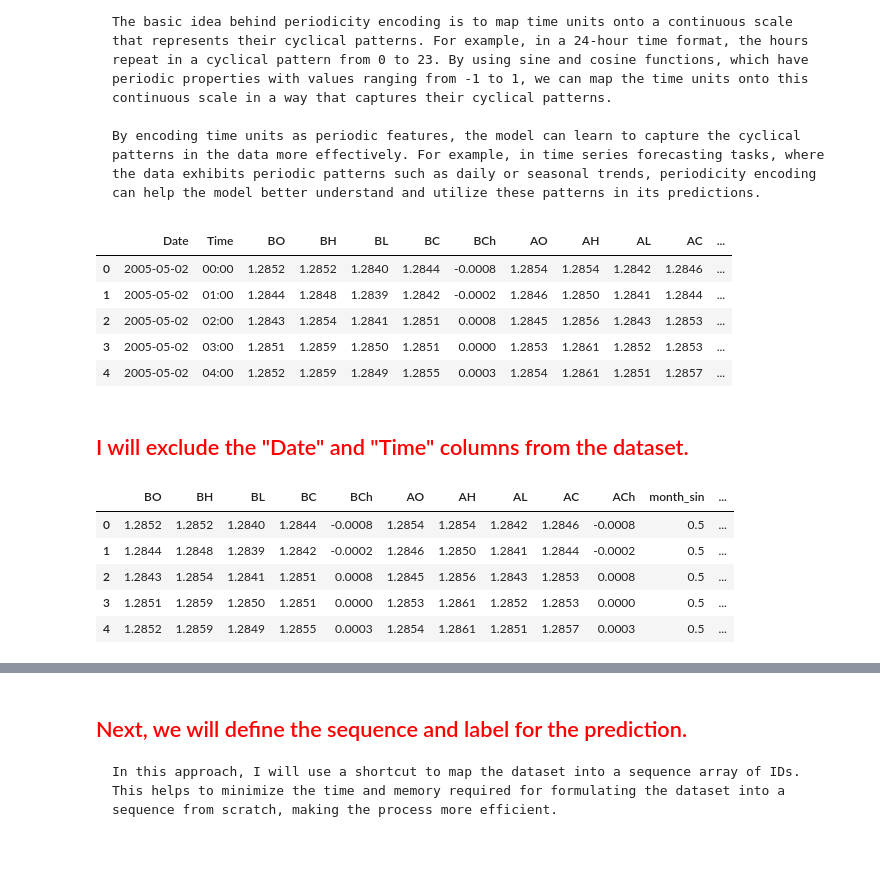
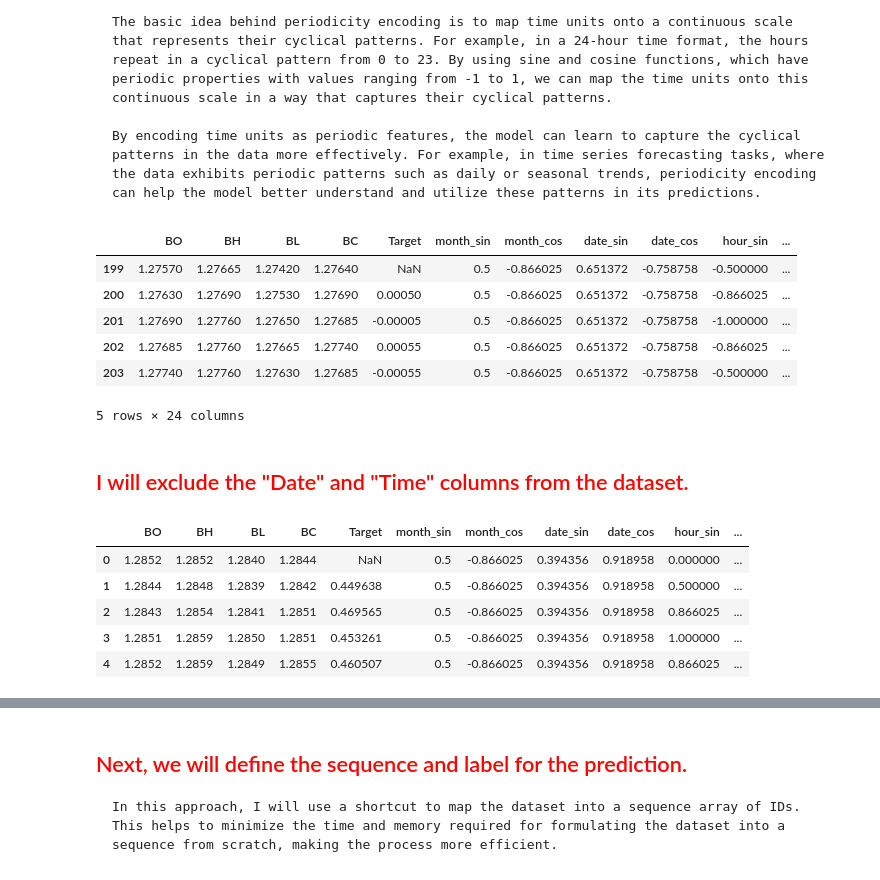
Before and after one commit to spoluan/Forex_market_prediction_EUR_USD, a Jupyter notebook: FOREX_EUR_USD_prediction.ipynb, the cells around one changed output, grey strips where cells are left out. Saved outputs shown, nothing was run; the diff lists cells and outputs as text; code cells hidden in the pictures.

Commit message:
time series forecasting

```diff
--- a/FOREX_EUR_USD_prediction.ipynb
+++ b/FOREX_EUR_USD_prediction.ipynb
@@ -82,0 +120,2 @@ datasets_hour.BO.plot()
+# %%
+datasets_hour = datasets_hour[["Date", "Time", "BO", "BH", "BL", "BC"]]
@@ -82,0 +133,2 @@ datasets_hour.BO.plot()
+# %%
+datasets_hour["Target"] = datasets_hour.BC.diff()
@@ -82,0 +147,5 @@ datasets_hour.BO.plot()
+# %%
+label_scale = MinMaxScaler()
+label_scale.fit(np.expand_dims(datasets_hour.Target, axis=1))
+datasets_hour["Target"] = label_scale.transform(np.expand_dims(datasets_hour.Target, axis=1))
+datasets_hour["Target"]
@@ -100,22 +182,23 @@ datasets_hour["hour_cos"] = datasets_hour.Time.apply(lambda x: np.cos(2 * np.pi
 # %%
 datasets_hour.head()
 # %% [output]
-|  | Date | Time | BO | BH | BL | BC | BCh | AO | AH | AL | AC | ... |
-| 0 | 2005-05-02 | 00:00 | 1.2852 | 1.2852 | 1.2840 | 1.2844 | -0.0008 | 1.2854 | 1.2854 | 1.2842 | 1.2846 | ... |
-| 1 | 2005-05-02 | 01:00 | 1.2844 | 1.2848 | 1.2839 | 1.2842 | -0.0002 | 1.2846 | 1.2850 | 1.2841 | 1.2844 | ... |
-| 2 | 2005-05-02 | 02:00 | 1.2843 | 1.2854 | 1.2841 | 1.2851 | 0.0008 | 1.2845 | 1.2856 | 1.2843 | 1.2853 | ... |
-| 3 | 2005-05-02 | 03:00 | 1.2851 | 1.2859 | 1.2850 | 1.2851 | 0.0000 | 1.2853 | 1.2861 | 1.2852 | 1.2853 | ... |
-| 4 | 2005-05-02 | 04:00 | 1.2852 | 1.2859 | 1.2849 | 1.2855 | 0.0003 | 1.2854 | 1.2861 | 1.2851 | 1.2857 | ... |
+|  | BO | BH | BL | BC | Target | month_sin | month_cos | date_sin | date_cos | hour_sin | ... |
+| 199 | 1.27570 | 1.27665 | 1.27420 | 1.27640 | NaN | 0.5 | -0.866025 | 0.651372 | -0.758758 | -0.500000 | ... |
+| 200 | 1.27630 | 1.27690 | 1.27530 | 1.27690 | 0.00050 | 0.5 | -0.866025 | 0.651372 | -0.758758 | -0.866025 | ... |
+| 201 | 1.27690 | 1.27760 | 1.27650 | 1.27685 | -0.00005 | 0.5 | -0.866025 | 0.651372 | -0.758758 | -1.000000 | ... |
+| 202 | 1.27685 | 1.27760 | 1.27665 | 1.27740 | 0.00055 | 0.5 | -0.866025 | 0.651372 | -0.758758 | -0.866025 | ... |
+| 203 | 1.27740 | 1.27760 | 1.27630 | 1.27685 | -0.00055 | 0.5 | -0.866025 | 0.651372 | -0.758758 | -0.500000 | ... |
+5 rows × 24 columns
 # %% [markdown]
 ## <font color='red'>I will exclude the "Date" and "Time" columns from the dataset.</font>
 # %%
-datasets = datasets_hour[datasets_hour.columns[2:]]
+datasets_hour = datasets_hour[datasets_hour.columns[2:]]
 # %%
-datasets.head()
+datasets_hour.head()
 # %% [output]
-|  | BO | BH | BL | BC | BCh | AO | AH | AL | AC | ACh | month_sin | ... |
-| 0 | 1.2852 | 1.2852 | 1.2840 | 1.2844 | -0.0008 | 1.2854 | 1.2854 | 1.2842 | 1.2846 | -0.0008 | 0.5 | ... |
-| 1 | 1.2844 | 1.2848 | 1.2839 | 1.2842 | -0.0002 | 1.2846 | 1.2850 | 1.2841 | 1.2844 | -0.0002 | 0.5 | ... |
-| 2 | 1.2843 | 1.2854 | 1.2841 | 1.2851 | 0.0008 | 1.2845 | 1.2856 | 1.2843 | 1.2853 | 0.0008 | 0.5 | ... |
-| 3 | 1.2851 | 1.2859 | 1.2850 | 1.2851 | 0.0000 | 1.2853 | 1.2861 | 1.2852 | 1.2853 | 0.0000 | 0.5 | ... |
-| 4 | 1.2852 | 1.2859 | 1.2849 | 1.2855 | 0.0003 | 1.2854 | 1.2861 | 1.2851 | 1.2857 | 0.0003 | 0.5 | ... |
+|  | BO | BH | BL | BC | Target | month_sin | month_cos | date_sin | date_cos | hour_sin | ... |
+| 0 | 1.2852 | 1.2852 | 1.2840 | 1.2844 | NaN | 0.5 | -0.866025 | 0.394356 | 0.918958 | 0.000000 | ... |
+| 1 | 1.2844 | 1.2848 | 1.2839 | 1.2842 | 0.449638 | 0.5 | -0.866025 | 0.394356 | 0.918958 | 0.500000 | ... |
+| 2 | 1.2843 | 1.2854 | 1.2841 | 1.2851 | 0.469565 | 0.5 | -0.866025 | 0.394356 | 0.918958 | 0.866025 | ... |
+| 3 | 1.2851 | 1.2859 | 1.2850 | 1.2851 | 0.453261 | 0.5 | -0.866025 | 0.394356 | 0.918958 | 1.000000 | ... |
+| 4 | 1.2852 | 1.2859 | 1.2849 | 1.2855 | 0.460507 | 0.5 | -0.866025 | 0.394356 | 0.918958 | 0.866025 | ... |
```
Also changed, not shown: parts of 61 cells of this notebook.
